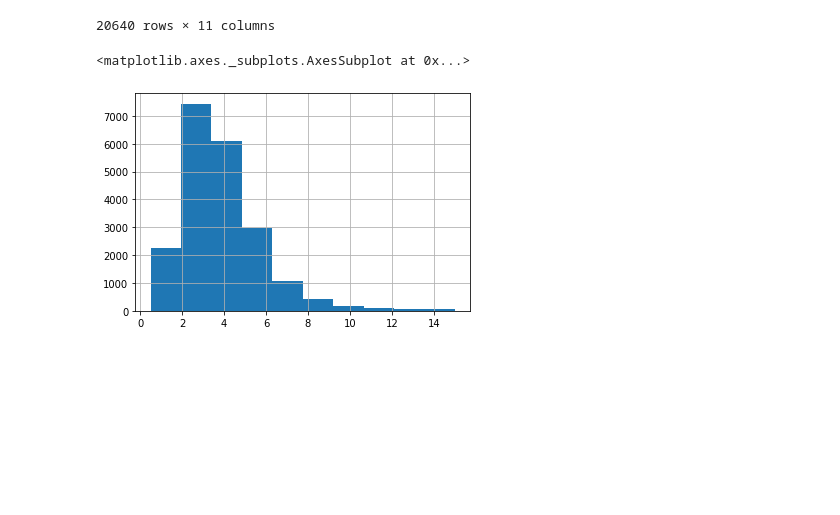
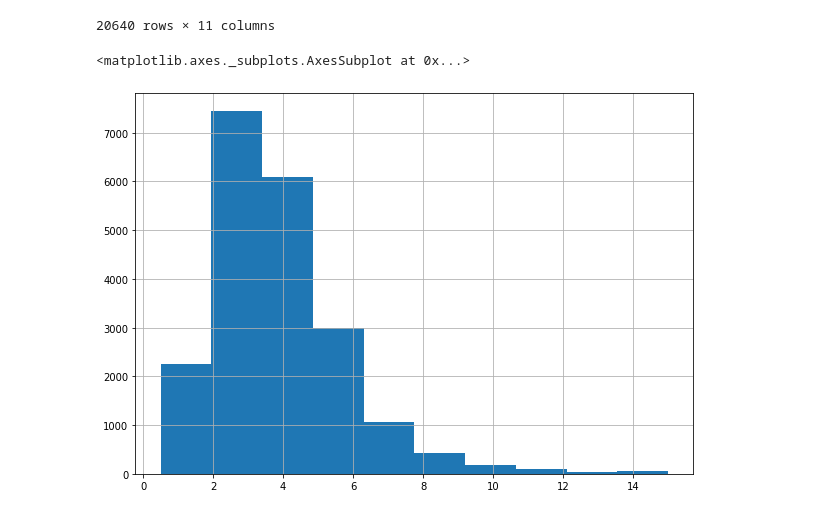
Before and after one commit to nikage/handson-ml, a Jupyter notebook: 02.ipynb, the cells around one changed output. Saved outputs shown, nothing was run; the diff lists cells and outputs as text; code cells hidden in the pictures; blank space fills up the shorter version.

Commit message:
data visualization

```diff
--- a/02.ipynb
+++ b/02.ipynb
@@ -210,8 +257,8 @@ train_set, test_set = split_train_test_by_id(housing_with_id, 0.2, 'index')
 # %%
 # option 3
 # %%
-housing["median_income"].hist()
+housing["median_income"].hist(figsize=(10,7))
 # %% [output]
 <matplotlib.axes._subplots.AxesSubplot at 0x...>
-[figure, old version]
+[figure, new version]
 # %%
```
Also changed, not shown: parts of 55 cells of this notebook.
